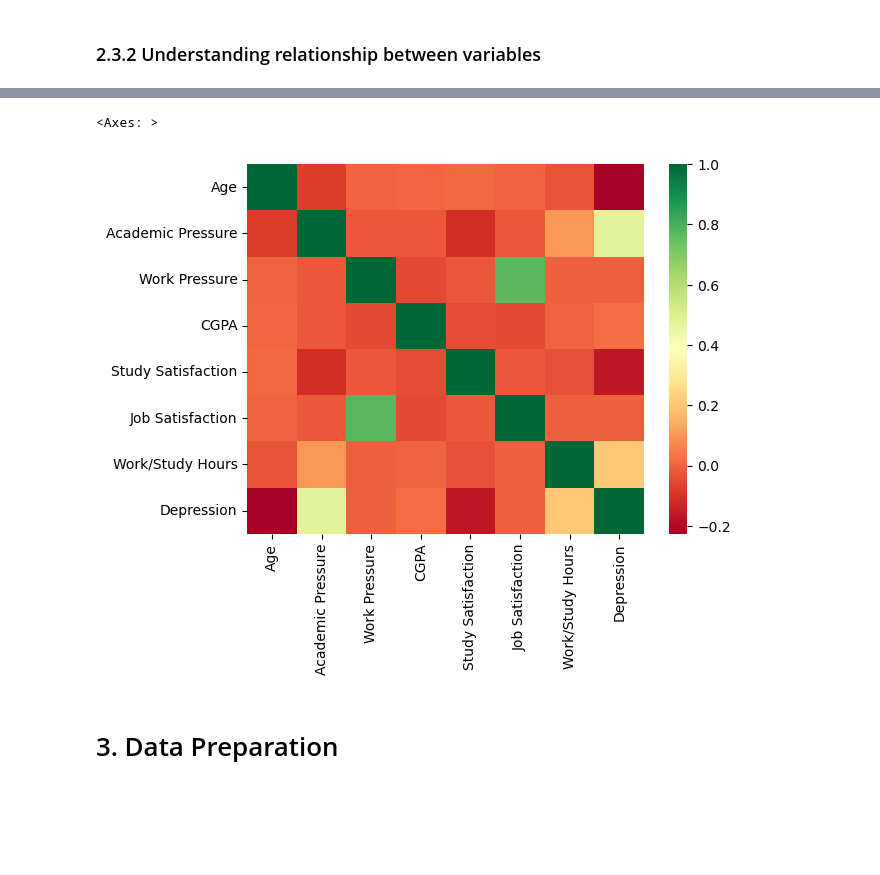
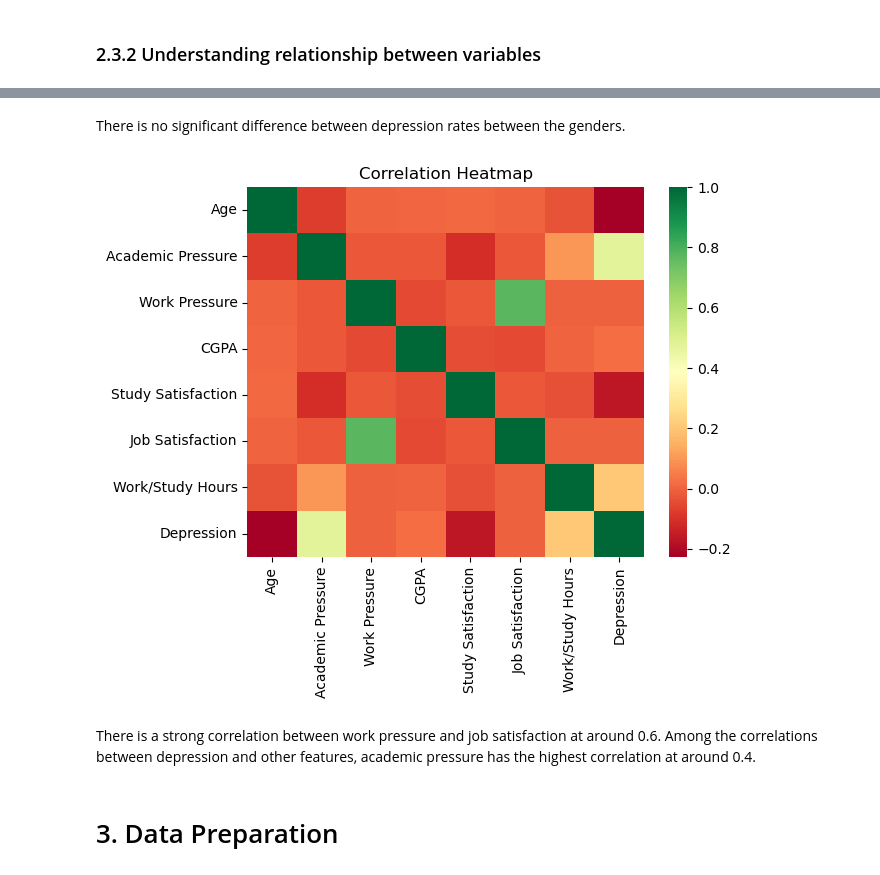
Before and after one commit to EdwinGoh1/mldp-ay2526, a Jupyter notebook: Goh_Yi_Rong_Edwin_2401058I_PC01_MLDP_Program_Codes.ipynb, the cells around one changed output, grey strips where cells are left out. Saved outputs shown, nothing was run; the diff lists cells and outputs as text; code cells hidden in the pictures; blank space fills up the shorter version.

```diff
--- a/Goh_Yi_Rong_Edwin_2401058I_PC01_MLDP_Program_Codes.ipynb
+++ b/Goh_Yi_Rong_Edwin_2401058I_PC01_MLDP_Program_Codes.ipynb
@@ -174,15 +221,17 @@ sns.scatterplot(data = df)
+# %% [markdown]
+There is no significant difference between depression rates between the genders.
 # %%
 col_numeric = df.select_dtypes(include=["float", "int"]).columns
 
 df_corr = df[col_numeric].corr()
 
-# Don't need to see the whole plot
-# symmetrical along the diagonal
-
 sns.heatmap(df_corr, cmap="RdYlGn" )
+plt.title("Correlation Heatmap")
+plt.show()
 # %% [output]
-<Axes: >
-[figure, old version]
+[figure, new version]
+# %% [markdown]
+There is a strong correlation between work pressure and job satisfaction at around 0.6. Among the correlations between depression and other features, academic pressure has the highest correlation at around 0.4.
 # %% [markdown]
 # 3. Data Preparation
 # %% [markdown]
```
Also changed, not shown: parts of 13 cells of this notebook.
